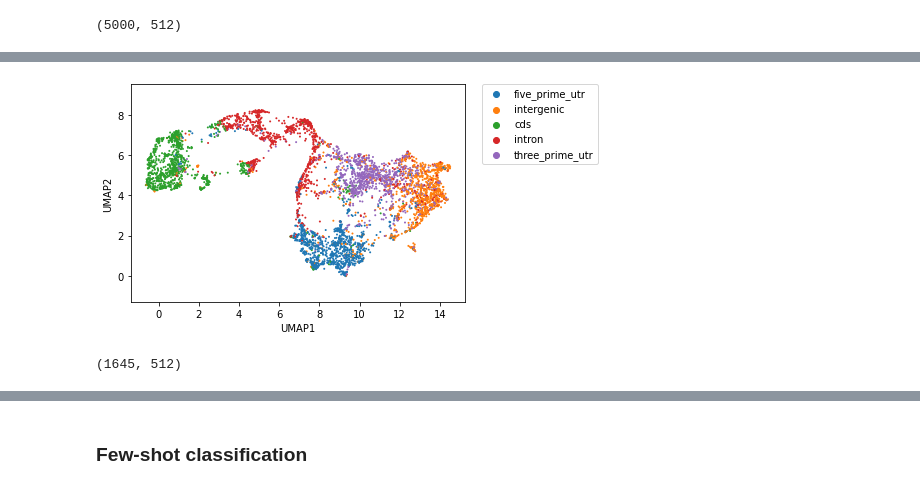
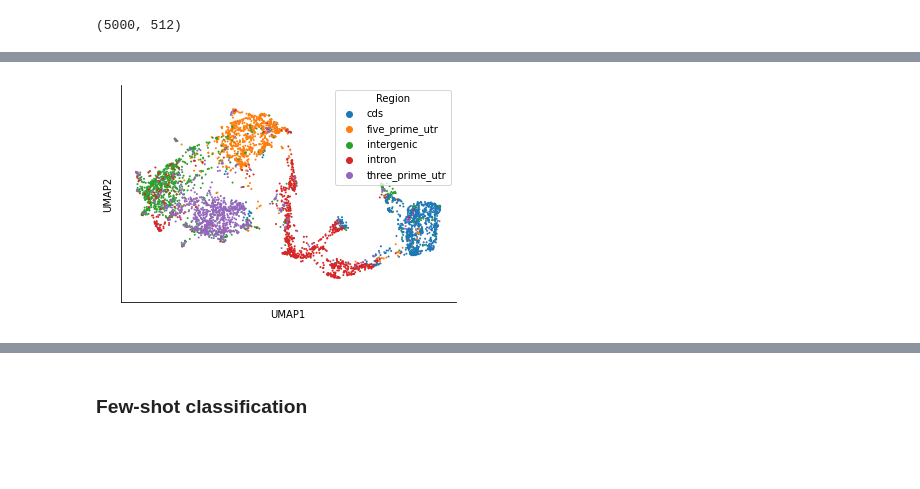
Before and after one commit to songlab-cal/gpn, a Jupyter notebook: plantbert/mlm/plot_example_embedding.ipynb, the cells around one changed output, grey strips where cells are left out. Saved outputs shown, nothing was run; the diff lists cells and outputs as text; code cells hidden in the pictures; blank space fills up the shorter version.

Commit message:
Add plots

```diff
--- a/plantbert/mlm/plot_example_embedding.ipynb
+++ b/plantbert/mlm/plot_example_embedding.ipynb
@@ -28,10 +21,10 @@ ModuleNotFoundError: No module named 'plantbert'
 # %%
-embedding_pos = np.load("example_embedding_1M.800k.npy")
+embedding_pos = np.load("example_embedding_1M_pos.1M.npy")
 embedding_pos.shape
 # %% [output]
 (1000000, 512)
 # %%
-embedding_neg = np.load("example_embedding_1M_neg.800k.npy")
+embedding_neg = np.load("example_embedding_1M_neg.1M.npy")
 embedding_neg.shape
 # %% [output]
 (1000000, 512)
@@ -458,3 +345,12 @@ elif aggregation == "mean":
 embedding_subset.shape
 # %% [output]
 (5000, 512)
+# %%
+genome = SeqIO.to_dict(SeqIO.parse("../../data/mlm/tair10.fa", "fasta"))
+segmentation_subset["nucleotide"] = segmentation_subset.apply(lambda row: genome["Chr5"][row.name + center-window_size//2], axis=1)
+# here can add more nucleotides
+segmentation_subset["nucleotide_window"] = segmentation_subset.apply(
+    lambda row: str(genome["Chr5"][row.name + center-window_size//2 - n_aggregation//2:row.name + center-window_size//2 + 1 + n_aggregation//2].seq),
+    axis=1
+)
+segmentation_subset
@@ -473,22 +405,20 @@ segmentation_subset[["UMAP1", "UMAP2"]] = projector.fit_transform(embedding_subs
 #    hue="nucleotide"
 #)
 # %%
-sns.scatterplot(
-    data=segmentation_subset,
+g = sns.scatterplot(
+    data=segmentation_subset.sort_values("Region"),
     x="UMAP1",
     y="UMAP2",
     hue="Region",
     s=4,
     linewidth=0,
 )
-plt.legend(bbox_to_anchor=(1.05, 1), loc=2, borderaxespad=0.);
+#plt.legend(bbox_to_anchor=(1.05, 1), loc=2, borderaxespad=0.);
+sns.despine()
+plt.xticks([], [])
+plt.yticks([], [])
+#g.get_legend().set_title("Region")
 plt.axis('equal');
+plt.savefig("umap_embedding.svg", bbox_inches="tight");
 # %% [output]
-[figure, old version]
+[figure, new version]
-# %%
-segmentation_subset_A = segmentation_subset[segmentation_subset.nucleotide=='A'].copy()
-segmentation_subset_A.drop(columns=["UMAP1", "UMAP2"])
-embedding_subset_A = embedding[segmentation_subset_A.index.values]
-embedding_subset_A.shape
-# %% [output]
-(1645, 512)
```
Also changed, not shown: parts of 35 cells of this notebook.
